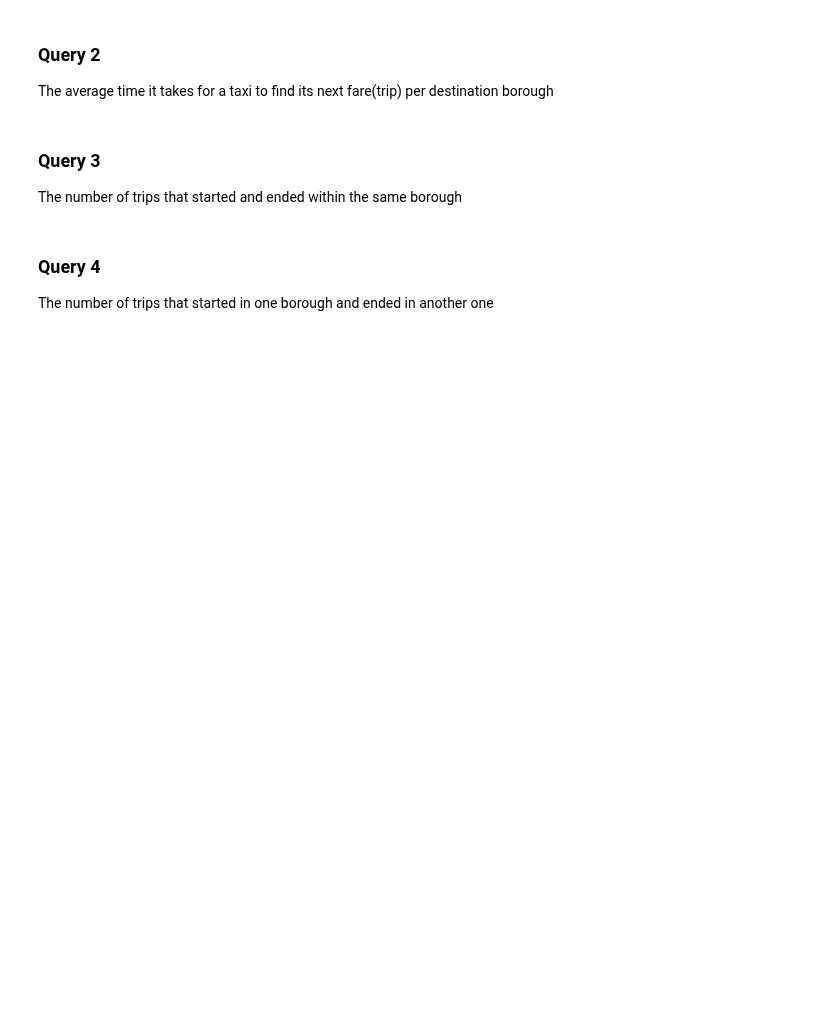
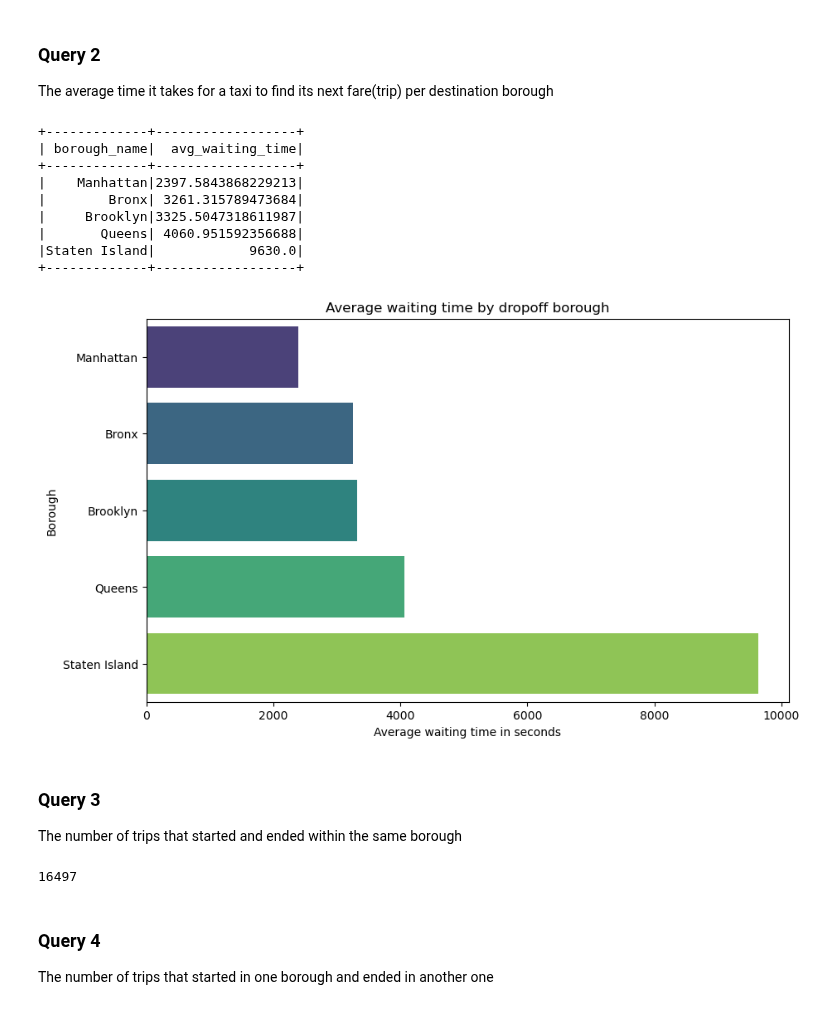
Before and after one commit to pirjo2/bdm-projects, a Jupyter notebook: Project_1/P1.ipynb, the cells around one changed output. Cells and saved outputs as stored; diff of their text form; code cells hidden in the pictures; blank space fills up the shorter version.

```diff
--- a/Project_1/P1.ipynb
+++ b/Project_1/P1.ipynb
@@ -198,9 +201,59 @@ result.show()
+# %%
+import matplotlib.pyplot as plt
+import seaborn as sns
+window_spec = Window.partitionBy("hack_license").orderBy("pickup_ts")
+
+# Get the next pickup time
+taxi_sample = taxi_df.limit(20000)
+next_pick_up = taxi_sample.withColumn("next_pickup_ts", lead("pickup_ts").over(window_spec))
+
+# Calculate waiting time
+wait_time = next_pick_up.withColumn("waiting_time", (next_pick_up["next_pickup_ts"] - next_pick_up["dropoff_ts"]))
+
+# Filter out null values, null boroughs, and waiting times > 4 hours
+wait_time = wait_time.na.drop(subset=["next_pickup_ts"])
+wait_time = wait_time.filter(wait_time["dropoff_borough"].isNotNull())
+wait_time = wait_time.filter(col("waiting_time") <= 14400)
+
+# Calculate average waiting time by dropoff borough
+result = wait_time.groupBy("dropoff_borough").agg(avg("waiting_time").alias("avg_waiting_time"))
+
+# Create df from borough names
+borough_names_df = spark.createDataFrame([(code, name) for code, name in b_names.items()],
+                                         ["dropoff_borough", "borough_name"])
+query2_result = result.join(borough_names_df, on="dropoff_borough", how="left")
+query2_result = query2_result.select("borough_name", "avg_waiting_time").orderBy("avg_waiting_time")
+
+query2_result.show()
+
+#vizualise
+query2_pandas = query2_result.toPandas()
+plt.figure(figsize=(10, 6))
+sns.barplot(data=query2_pandas, x="avg_waiting_time", y="borough_name", hue="borough_name", palette="viridis", legend=False)
+plt.xlabel("Average waiting time in seconds")
+plt.ylabel("Borough")
+plt.title("Average waiting time by dropoff borough")
+plt.show()
+# %% [output]
++-------------+------------------+
+| borough_name|  avg_waiting_time|
++-------------+------------------+
+|    Manhattan|2397.5843868229213|
+|        Bronx| 3261.315789473684|
+|     Brooklyn|3325.5047318611987|
+|       Queens| 4060.951592356688|
+|Staten Island|            9630.0|
++-------------+------------------+
+[figure, added]
 # %% [markdown]
 ### Query 3
 The number of trips that started and ended within the same borough
 # %%
-sumOfTripsBoroughSame = taxi_df.filter(col("pickup_borough") == col("dropoff_borough")).count()
+taxi_sample = taxi_df.limit(20000)
+sumOfTripsBoroughSame = taxi_sample.filter(col("pickup_borough") == col("dropoff_borough")).count()
 print(sumOfTripsBoroughSame)
+# %% [output]
+16497
 # %% [markdown]
 ### Query 4
 The number of trips that started in one borough and ended in another one
```
Also changed, not shown: parts of 5 cells of this notebook.
